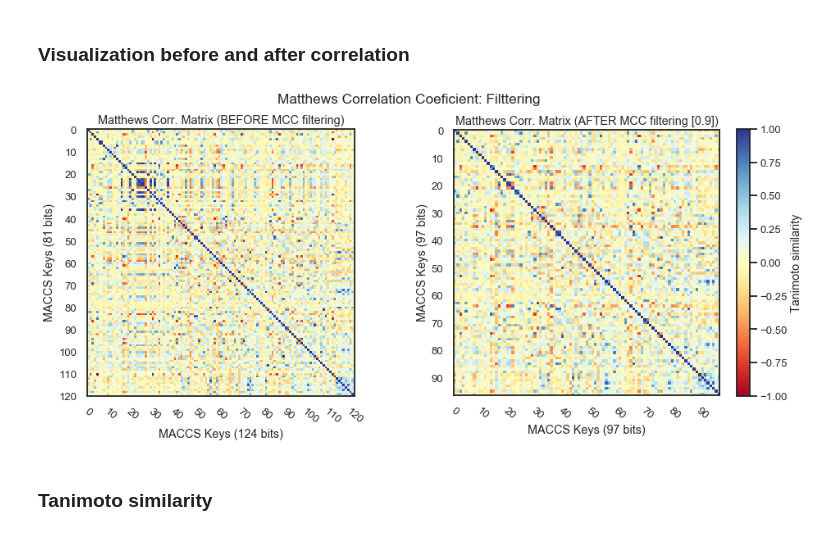
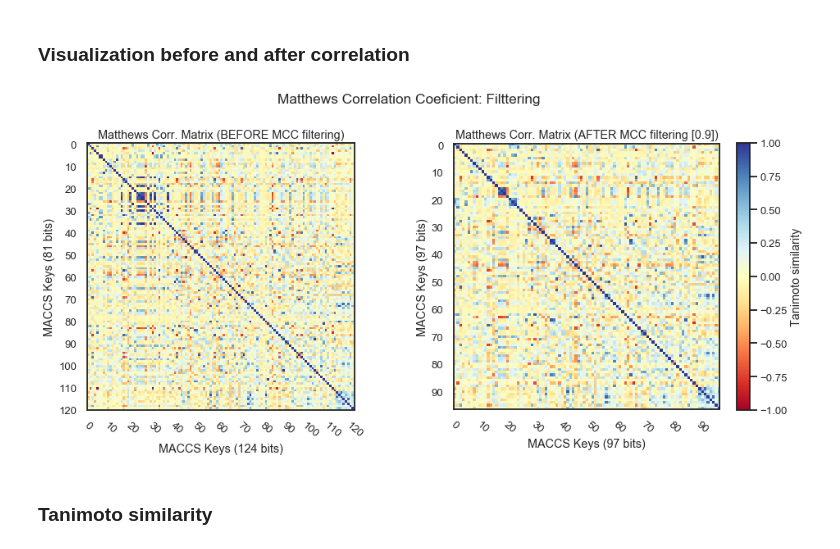
Before and after one commit to jRicciL/ERK2_notebooks, a Jupyter notebook: X_Reviewing_Fourches_work/7_Feature_Selection_RDKit_descriptors.ipynb, the cells around one changed output. Cells and saved outputs as stored; diff of their text form; code cells hidden in the pictures.

```diff
--- a/X_Reviewing_Fourches_work/7_Feature_Selection_RDKit_descriptors.ipynb
+++ b/X_Reviewing_Fourches_work/7_Feature_Selection_RDKit_descriptors.ipynb
@@ -29,7 +29,7 @@ RDKit WARNING: [13:39:19] Enabling RDKit 2019.09.1 jupyter extensions
 # MACC Keys
 # %%
 #  Let's extract the MACCS Keys as a Data frame
-s = df_erk2_mols.maccs.map(lambda x: list(map(np.float, x)))
+s = df_erk2_mols.maccs.map(lambda x: list(map(np.int, x)))
 df_maccs_all = pd.DataFrame.from_dict(dict(zip(s.index, s.values))).T
 # We have to clarify that MACCS Keys from rdkit includes a dummy key at the begining due to the 0 indexing
 # Let's drop it
@@ -184,30 +216,30 @@ df_maccs_flt_phi.shape
 ### Visualization before and after correlation
 # %%
 fig = plt.figure(figsize=(16, 6))
-plt.suptitle('Matthews Correlation Coeficient: Filttering')
+plt.suptitle('Matthews Correlation Coeficient: Filttering', y = 1.02)
 
 plt.subplot(1, 2, 1)
 plt.imshow(df_macc_phi_corr, cmap='RdYlBu', vmin=-1, vmax=1)
 plt.yticks(range(0, 125, 10))
 plt.xticks(range(0, 125, 10), rotation=-40)
 plt.xlabel('MACCS Keys (124 bits)'); plt.ylabel('MACCS Keys (81 bits)')
 plt.title('Matthews Corr. Matrix (BEFORE MCC filtering)')
 
 plt.subplot(1, 2, 2)
 df_macc_phi_corr_filtered = df_macc_phi_corr.drop(features_to_drop_mcc, axis=1).drop(features_to_drop_mcc, axis=0)
 n_new_feat = len(df_macc_phi_corr_filtered)
 plt.imshow(df_macc_phi_corr_filtered, cmap='RdYlBu', vmin=-1, vmax=1)
 plt.yticks(range(0, n_new_feat, 10))
 plt.xticks(range(0, n_new_feat, 10), rotation=-40)
 plt.xlabel(f'MACCS Keys ({n_new_feat} bits)')
 plt.ylabel(F'MACCS Keys ({n_new_feat} bits)')
 plt.title('Matthews Corr. Matrix (AFTER MCC filtering [0.9])')
 
 cbar = plt.colorbar()
 cbar.set_label('Tanimoto similarity')
 plt.show()
 # %% [output]
-[figure, old version]
+[figure, new version]
 # %% [markdown]
 ### Tanimoto similarity
 # %%
```
Also changed, not shown: parts of 41 cells of this notebook.
